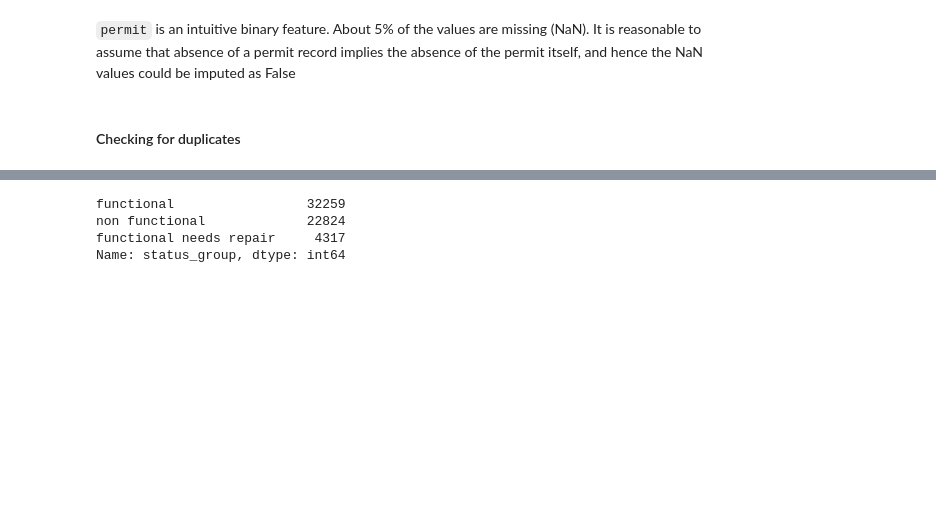
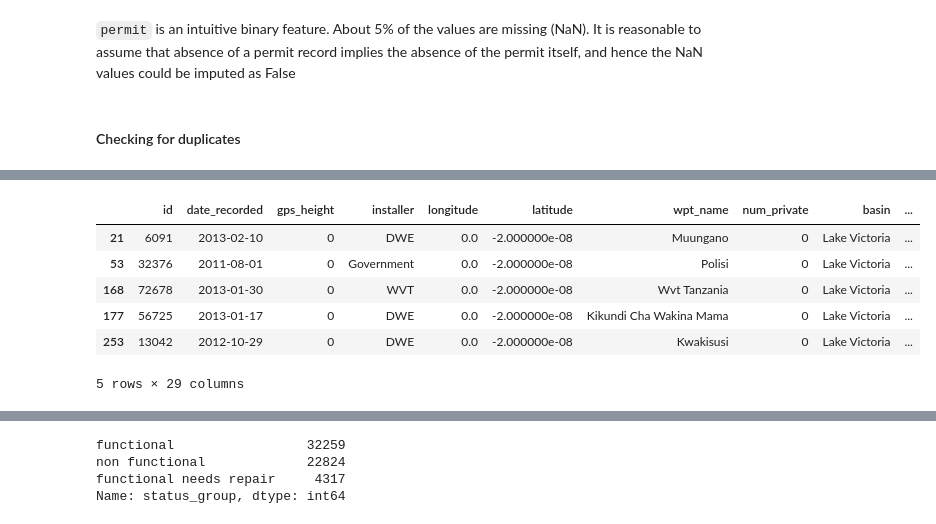
Before and after one commit to KImondorose/phase_3_project-Pump-it-Up-Data-Mining-the-Water-Table, a Jupyter notebook: notebook.ipynb, the cells around one changed output, grey strips where cells are left out. Cells and saved outputs as stored; diff of their text form; code cells hidden in the pictures; blank space fills up the shorter version.

```diff
--- a/notebook.ipynb
+++ b/notebook.ipynb
@@ -616,0 +743,10 @@ None of the numeric columns have missing data and all of them seem to be continu
+# %%
+training_data.loc[training_data['longitude']==0].head() # to check outside of Tanzania
+# %% [output]
+|  | id | date_recorded | gps_height | installer | longitude | latitude | wpt_name | num_private | basin | ... |
+| 21 | 6091 | 2013-02-10 | 0 | DWE | 0.0 | -2.000000e-08 | Muungano | 0 | Lake Victoria | ... |
+| 53 | 32376 | 2011-08-01 | 0 | Government | 0.0 | -2.000000e-08 | Polisi | 0 | Lake Victoria | ... |
+| 168 | 72678 | 2013-01-30 | 0 | WVT | 0.0 | -2.000000e-08 | Wvt Tanzania | 0 | Lake Victoria | ... |
+| 177 | 56725 | 2013-01-17 | 0 | DWE | 0.0 | -2.000000e-08 | Kikundi Cha Wakina Mama | 0 | Lake Victoria | ... |
+| 253 | 13042 | 2012-10-29 | 0 | DWE | 0.0 | -2.000000e-08 | Kwakisusi | 0 | Lake Victoria | ... |
+5 rows × 29 columns
```
Also changed, not shown: parts of 71 cells of this notebook.
